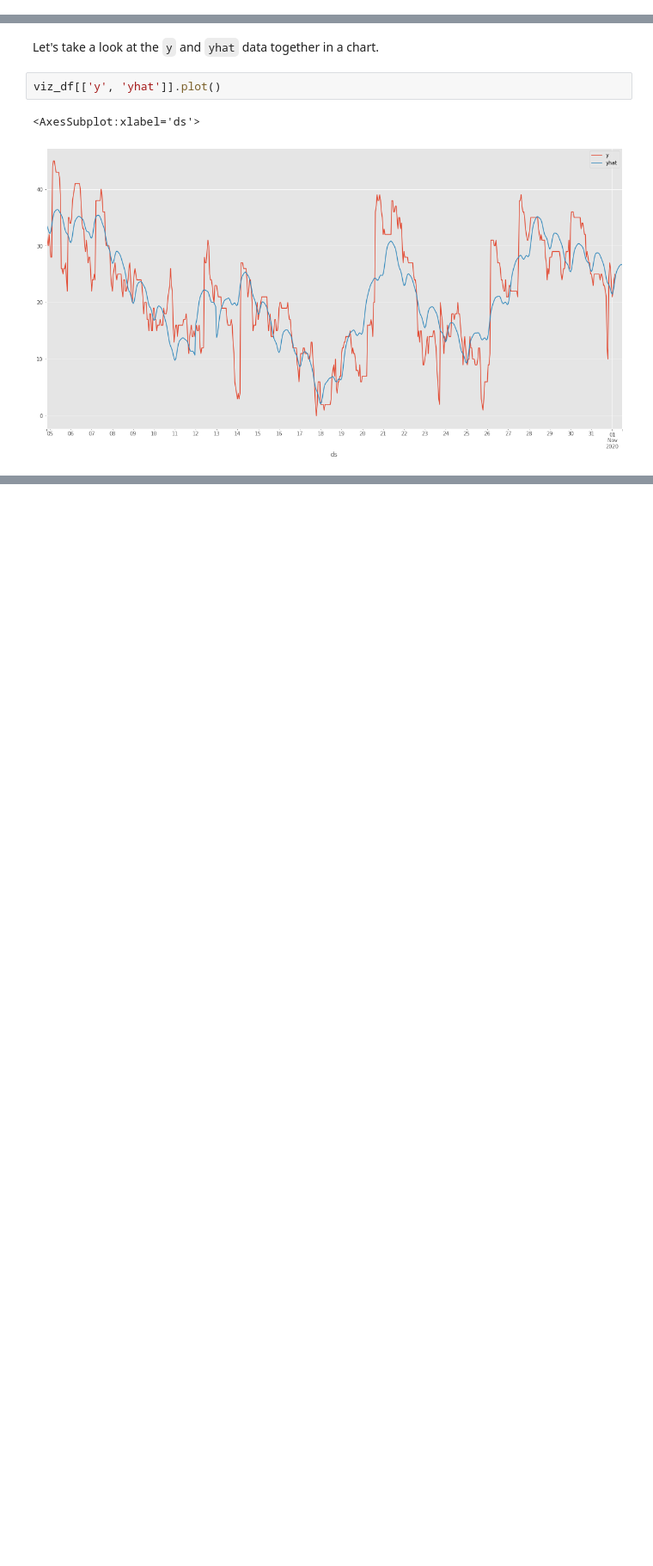
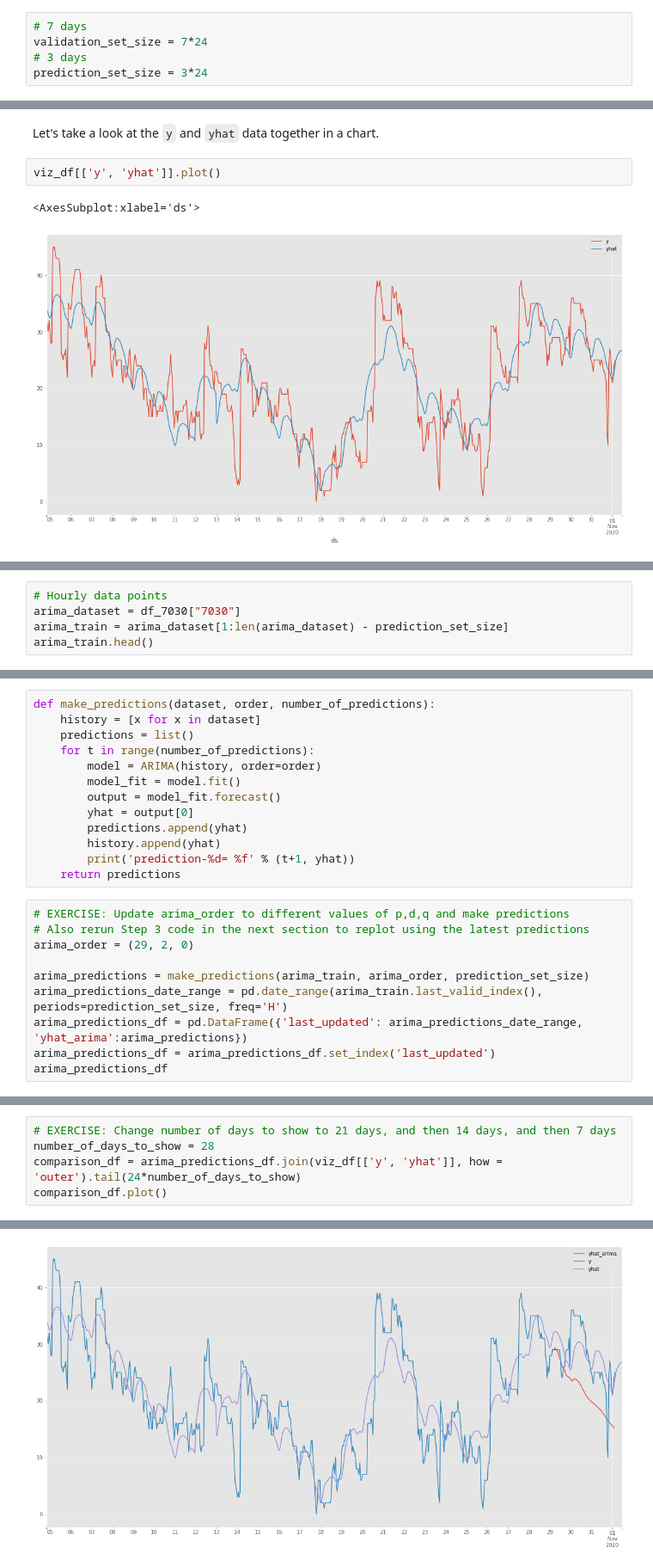
Before and after one commit to alechfho/timeseries-lab, a Jupyter notebook: fbprophet_bike_share.ipynb, the cells around one changed output, grey strips where cells are left out. Shown at 86% size. Drawn from its saved outputs; the diff is of its cells as text; blank space fills up the shorter version.

Commit message:
CP: move ARIMA section to main notebook

```diff
--- a/fbprophet_bike_share.ipynb
+++ b/fbprophet_bike_share.ipynb
@@ -86,3 +83,8 @@ prediction_set_size = 8
+# %%
+# 7 days
+validation_set_size = 7*24
+# 3 days
+prediction_set_size = 3*24
 # %% [markdown]
 # About the data
 
@@ -327,0 +401,5 @@ viz_df[['y', 'yhat']].plot()
+# %%
+# Hourly data points
+arima_dataset = df_7030["7030"]
+arima_train = arima_dataset[1:len(arima_dataset) - prediction_set_size]
+arima_train.head()
@@ -327,0 +463,23 @@ viz_df[['y', 'yhat']].plot()
+# %%
+def make_predictions(dataset, order, number_of_predictions):
+    history = [x for x in dataset]
+    predictions = list()
+    for t in range(number_of_predictions):
+        model = ARIMA(history, order=order)
+        model_fit = model.fit()
+        output = model_fit.forecast()
+        yhat = output[0]
+        predictions.append(yhat)
+        history.append(yhat)
+        print('prediction-%d= %f' % (t+1, yhat))
+    return predictions
+# %%
+# EXERCISE: Update arima_order to different values of p,d,q and make predictions
+# Also rerun Step 3 code in the next section to replot using the latest predictions
+arima_order = (29, 2, 0)
+
+arima_predictions = make_predictions(arima_train, arima_order, prediction_set_size)
+arima_predictions_date_range = pd.date_range(arima_train.last_valid_index(), periods=prediction_set_size, freq='H')
+arima_predictions_df = pd.DataFrame({'last_updated': arima_predictions_date_range, 'yhat_arima':arima_predictions})
+arima_predictions_df = arima_predictions_df.set_index('last_updated')
+arima_predictions_df
@@ -327,0 +521,6 @@ viz_df[['y', 'yhat']].plot()
+# %%
+# EXERCISE: Change number of days to show to 21 days, and then 14 days, and then 7 days
+number_of_days_to_show = 28
+comparison_df = arima_predictions_df.join(viz_df[['y', 'yhat']], how = 'outer').tail(24*number_of_days_to_show)
+comparison_df.plot()
+# %% [output]
@@ -327,0 +528 @@ viz_df[['y', 'yhat']].plot()
+[figure, added]
```
Also changed, not shown: parts of 25 cells of this notebook, 4 other files.
